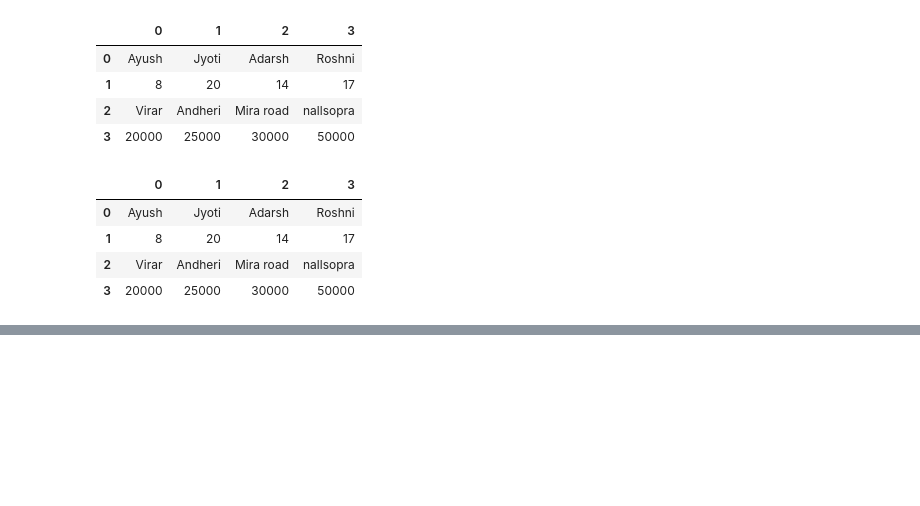
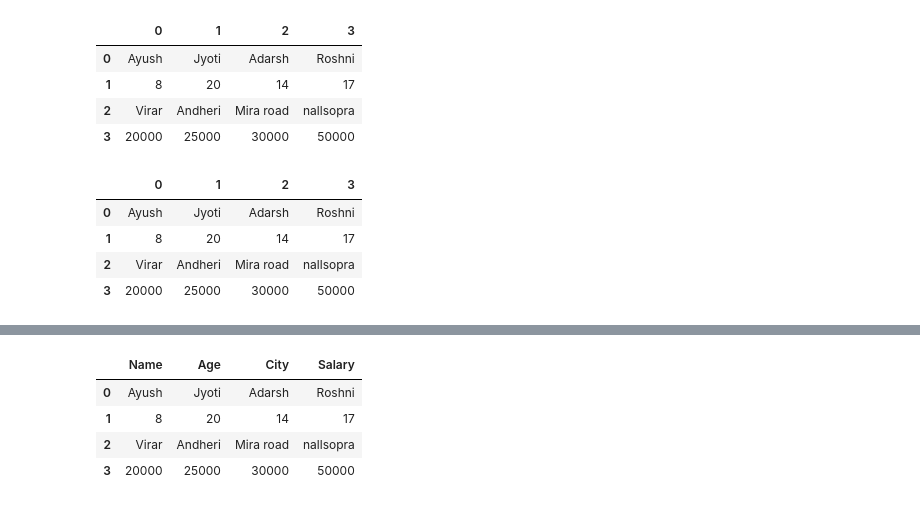
Before and after one commit to jyotigiri7219/Practice, a Jupyter notebook: Pandas.ipynb, the cells around one changed output, grey strips where cells are left out. Drawn from its saved outputs; the diff is of its cells as text; code cells hidden in the pictures; blank space fills up the shorter version.

```diff
--- a/Pandas.ipynb
+++ b/Pandas.ipynb
@@ -80,3 +80,12 @@ df2
 | 1 | 8 | 20 | 14 | 17 |
 | 2 | Virar | Andheri | Mira road | nallsopra |
 | 3 | 20000 | 25000 | 30000 | 50000 |
+# %%
+
+df2
+# %% [output]
+|  | Name | Age | City | Salary |
+| 0 | Ayush | Jyoti | Adarsh | Roshni |
+| 1 | 8 | 20 | 14 | 17 |
+| 2 | Virar | Andheri | Mira road | nallsopra |
+| 3 | 20000 | 25000 | 30000 | 50000 |
```
Also changed, not shown: parts of 7 cells of this notebook.
